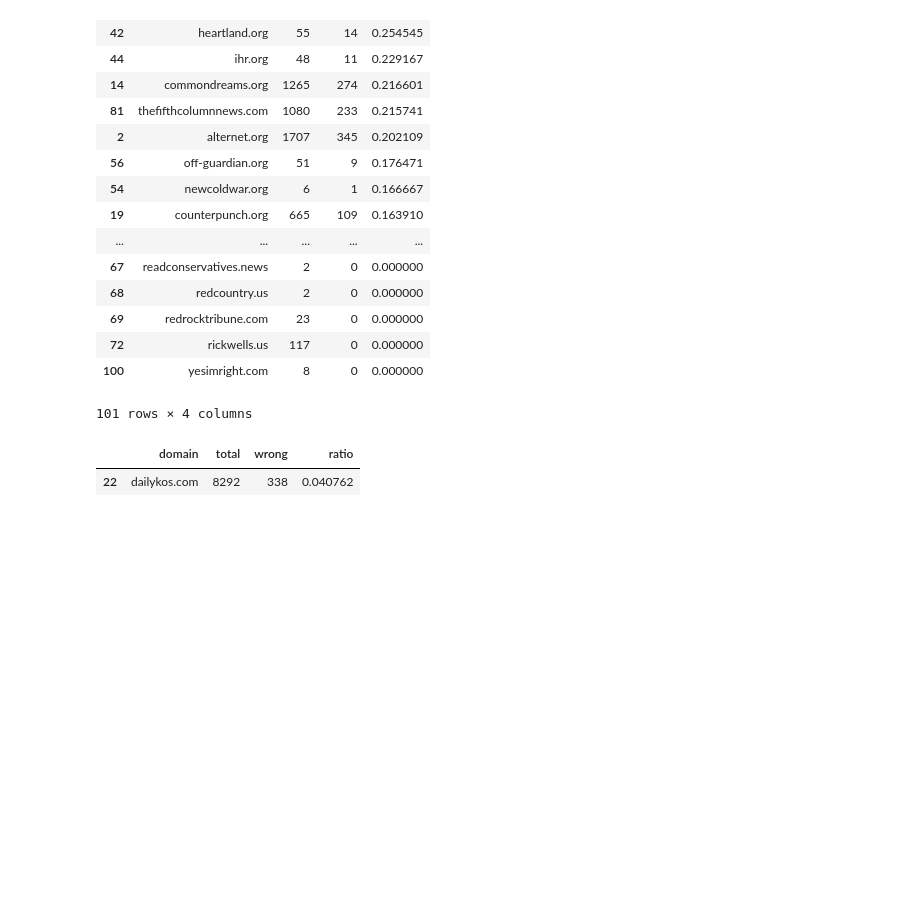
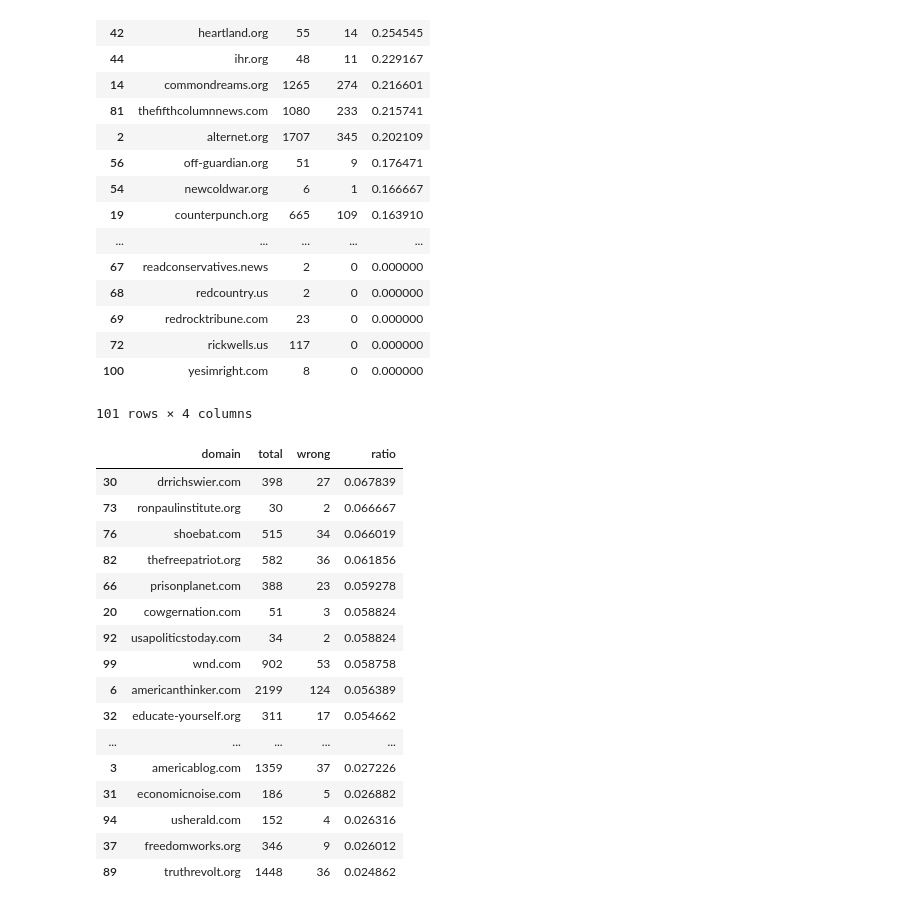
Before and after one commit to vincegiorno/fake_news, a Jupyter notebook: fn5_model_evaluation.ipynb, the cells around one changed output. Saved outputs shown, nothing was run; the diff lists cells and outputs as text; code cells hidden in the pictures; blank space fills up the shorter version.

```diff
--- a/fn5_model_evaluation.ipynb
+++ b/fn5_model_evaluation.ipynb
@@ -422,8 +427,23 @@ unreliable_test_counts.sort_values(by='ratio', ascending=False)
 | 72 | rickwells.us | 117 | 0 | 0.000000 |
 | 100 | yesimright.com | 8 | 0 | 0.000000 |
 101 rows × 4 columns
-# %%
-unreliable_test_counts[unreliable_test_counts['domain'] == 'dailykos.com']
-# %% [output]
-|  | domain | total | wrong | ratio |
-| 22 | dailykos.com | 8292 | 338 | 0.040762 |
+# %%
+unreliable_test_counts.sort_values(by='ratio', ascending=False).iloc[30:61]
+# %% [output]
+|  | domain | total | wrong | ratio |
+| 30 | drrichswier.com | 398 | 27 | 0.067839 |
+| 73 | ronpaulinstitute.org | 30 | 2 | 0.066667 |
+| 76 | shoebat.com | 515 | 34 | 0.066019 |
+| 82 | thefreepatriot.org | 582 | 36 | 0.061856 |
+| 66 | prisonplanet.com | 388 | 23 | 0.059278 |
+| 20 | cowgernation.com | 51 | 3 | 0.058824 |
+| 92 | usapoliticstoday.com | 34 | 2 | 0.058824 |
+| 99 | wnd.com | 902 | 53 | 0.058758 |
+| 6 | americanthinker.com | 2199 | 124 | 0.056389 |
+| 32 | educate-yourself.org | 311 | 17 | 0.054662 |
+| ... | ... | ... | ... | ... |
+| 3 | americablog.com | 1359 | 37 | 0.027226 |
+| 31 | economicnoise.com | 186 | 5 | 0.026882 |
+| 94 | usherald.com | 152 | 4 | 0.026316 |
+| 37 | freedomworks.org | 346 | 9 | 0.026012 |
+| 89 | truthrevolt.org | 1448 | 36 | 0.024862 |
```
Also changed, not shown: parts of 24 cells of this notebook.
